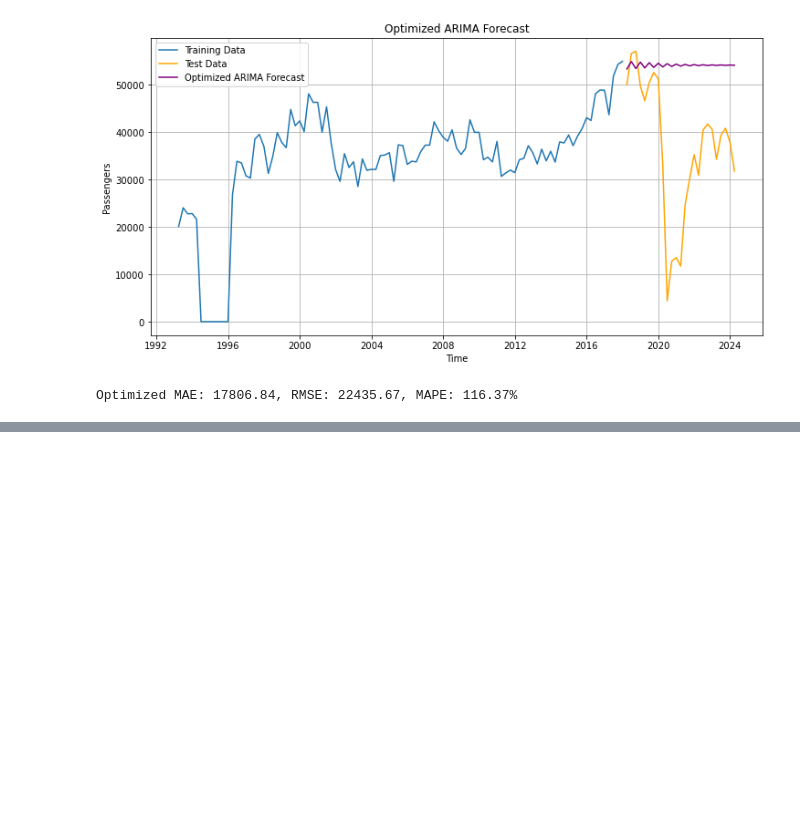
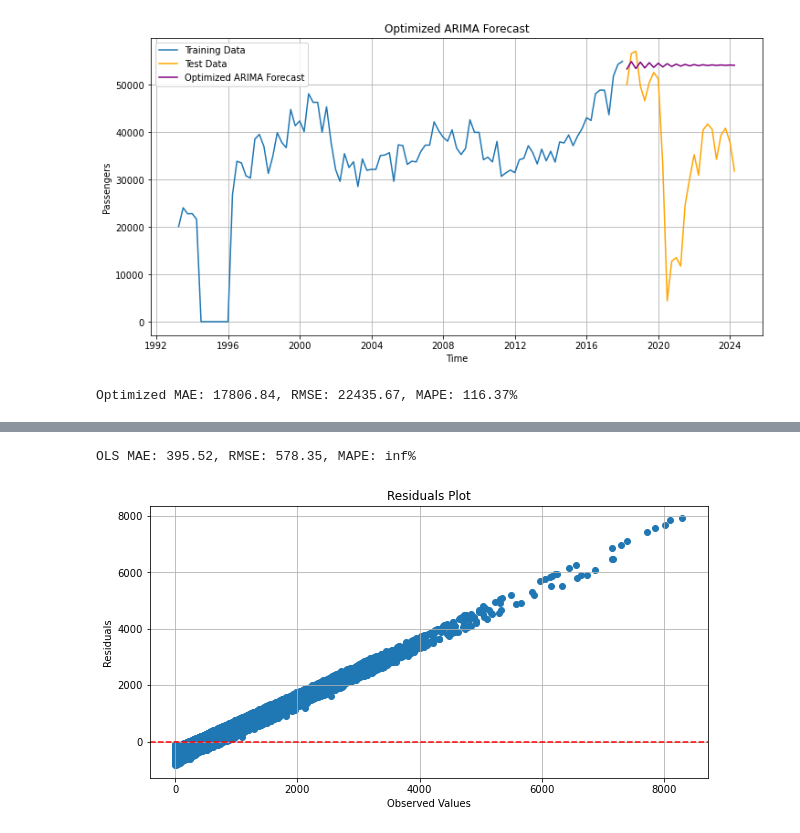
Before and after one commit to RichelCode/Time-Series-Project, a Jupyter notebook: Time Series Project.ipynb, the cells around one changed output, grey strips where cells are left out. Cells and saved outputs as stored; diff of their text form; code cells hidden in the pictures; blank space fills up the shorter version.

```diff
--- a/Time Series Project.ipynb
+++ b/Time Series Project.ipynb
@@ -1157,0 +1167,19 @@ With a Safe **MAPE** of 3186.51%, it's clear that the OLS model is not adequatel
+# %%
+#Add Time-Based Features
+# Extract time-based features
+data['year'] = data.index.year
+data['quarter'] = data.index.quarter
+
+# One-hot encode the quarter feature
+data = pd.get_dummies(data, columns=['quarter'], drop_first=True)
+# %%
+#Update the Train-Test Split
+
+# Define the target and features
+X = data.drop('passengers', axis=1)
+y = data['passengers']
+
+# Split the data
+train_size = int(len(X) * 0.8)
+X_train, X_test = X[:train_size], X[train_size:]
+y_train, y_test = y[:train_size], y[train_size:]
@@ -1157,0 +1204,10 @@ With a Safe **MAPE** of 3186.51%, it's clear that the OLS model is not adequatel
+# %%
+# Drop unnecessary string columns (adjust if these are needed)
+X_train = X_train.drop(['state', 'city_short', 'hierarchy_code'], axis=1)
+
+# Encode fare_category_code as one-hot
+X_train = pd.get_dummies(X_train, columns=['fare_category_code'], drop_first=True)
+X_test = pd.get_dummies(X_test, columns=['fare_category_code'], drop_first=True)
+
+# Ensure both train and test have the same columns after encoding
+X_test = X_test.reindex(columns=X_train.columns, fill_value=0)
@@ -1157,0 +1294,27 @@ With a Safe **MAPE** of 3186.51%, it's clear that the OLS model is not adequatel
+# %%
+# Generate predictions for the test data
+ols_forecast = ols_model.predict(X_test)
+
+# Calculate error metrics
+mae_ols = mean_absolute_error(y_test, ols_forecast)
+rmse_ols = np.sqrt(mean_squared_error(y_test, ols_forecast))
+mape_ols = np.mean(np.abs((y_test - ols_forecast) / y_test)) * 100
+
+print(f'OLS MAE: {mae_ols:.2f}, RMSE: {rmse_ols:.2f}, MAPE: {mape_ols:.2f}%')
+# %% [output]
+OLS MAE: 395.52, RMSE: 578.35, MAPE: inf%
+# %%
+# Calculate residuals
+residuals = y_test - ols_forecast
+
+# Plot residuals
+plt.figure(figsize=(10, 5))
+plt.scatter(y_test, residuals)
+plt.axhline(y=0, color='red', linestyle='--')
+plt.title('Residuals Plot')
+plt.xlabel('Observed Values')
+plt.ylabel('Residuals')
+plt.grid()
+plt.show()
+# %% [output]
+[figure, added]
```
Also changed, not shown: parts of 54 cells of this notebook.
